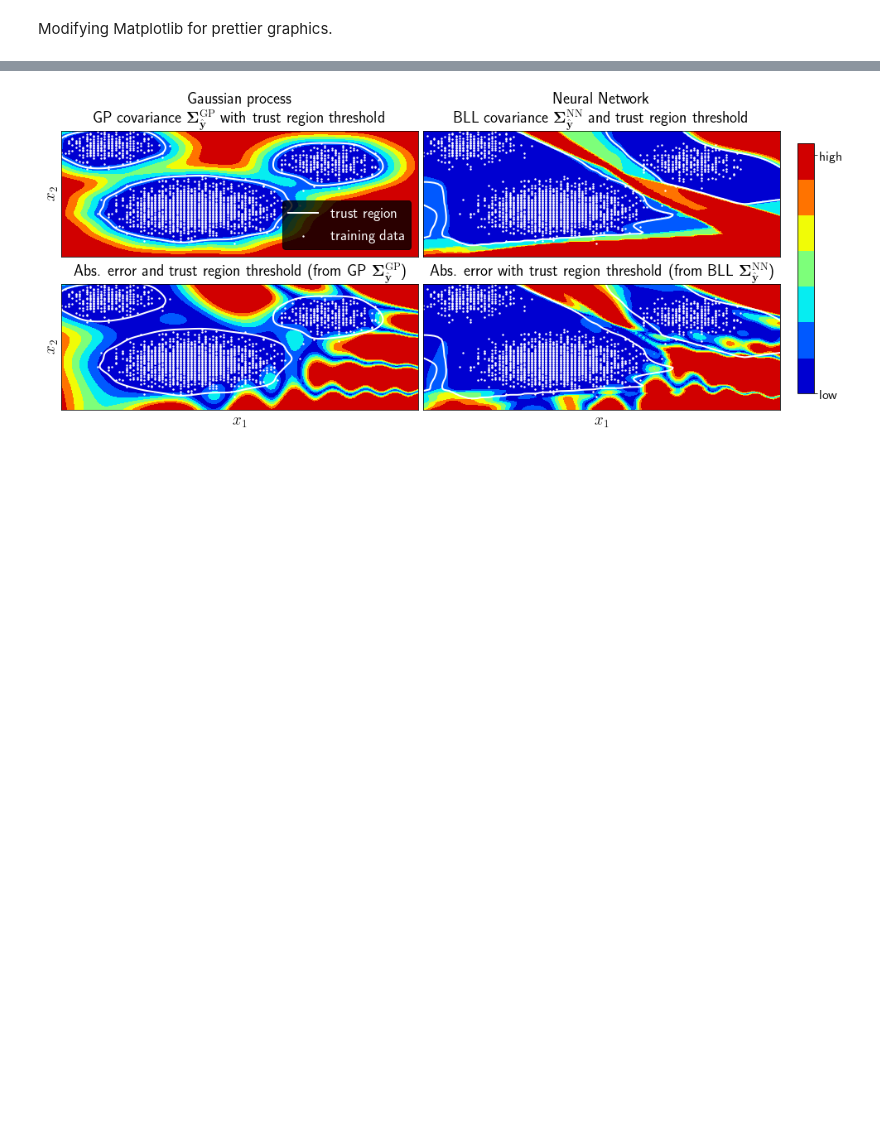
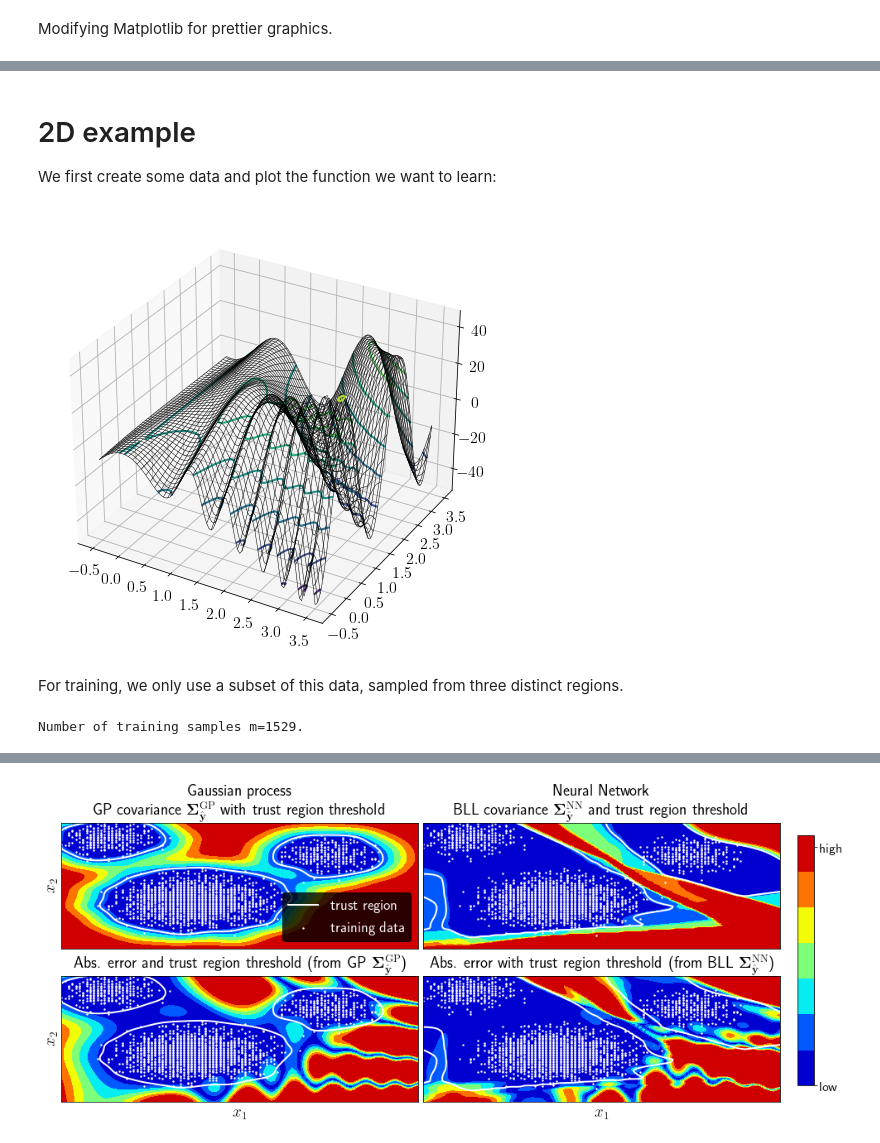
Before and after one commit to 4flixt/2022_BLL_MPC_Materials, a Jupyter notebook: BLL_Fundamentals/BLL_Fundamentals.ipynb, the cells around one changed output, grey strips where cells are left out. Saved outputs shown, nothing was run; the diff lists cells and outputs as text; code cells hidden in the pictures; blank space fills up the shorter version.

```diff
--- a/BLL_Fundamentals/BLL_Fundamentals.ipynb
+++ b/BLL_Fundamentals/BLL_Fundamentals.ipynb
@@ -23,21 +23,3 @@ from sklearn import preprocessing
 import tikzplotlib
 # %% [markdown]
 Modifying Matplotlib for prettier graphics.
-# %%
-import matplotlib as mpl
-from cycler import cycler
-import matplotlib.ticker as plticker
-
-mpl.rcParams.update({
-    'lines.linewidth':2,
-    'font.size': 18,
-    'figure.figsize': (9, 6),
-    'axes.grid': True,
-    'lines.markersize': 10,
-    'text.usetex': True,
-    'axes.unicode_minus': False,
-    'ps.fonttype': 42,
-    'pdf.fonttype': 42
-})
-
-color = mpl.rcParams['axes.prop_cycle'].by_key()['color']
@@ -558,0 +82,23 @@ Epoch 3000/3000
+# %% [markdown]
+# 2D example
+
+We first create some data and plot the function we want to learn:
+# %%
+x = np.linspace(-0.5,3.5, 100)
+X1, X2 = np.meshgrid(x,x)
+
+y = (X1+3)**2*np.sin(X2*X1)- np.sin(np.pi*X1**2)*(X2-3)**2
+
+fig = plt.figure(figsize=(8,8))
+ax = plt.axes(projection='3d')
+ax.plot_wireframe(X1,X2,y, color='k', linewidth=0.5)
+ax.contour(X1,X2,y)
+
+X = np.concatenate((X1.reshape(-1,1),X2.reshape(-1,1)),axis=1)
+Y = y.reshape(-1,1)
+
+true = (X,Y)
+# %% [output]
+[figure, added]
+# %% [markdown]
+For training, we only use a subset of this data, sampled from three distinct regions.
@@ -558,0 +129,6 @@ Epoch 3000/3000
+# %%
+m = train[0].shape[0]
+
+print(f'Number of training samples m={m}.')
+# %% [output]
+Number of training samples m=1529.
```
Also changed, not shown: parts of 62 cells of this notebook.
